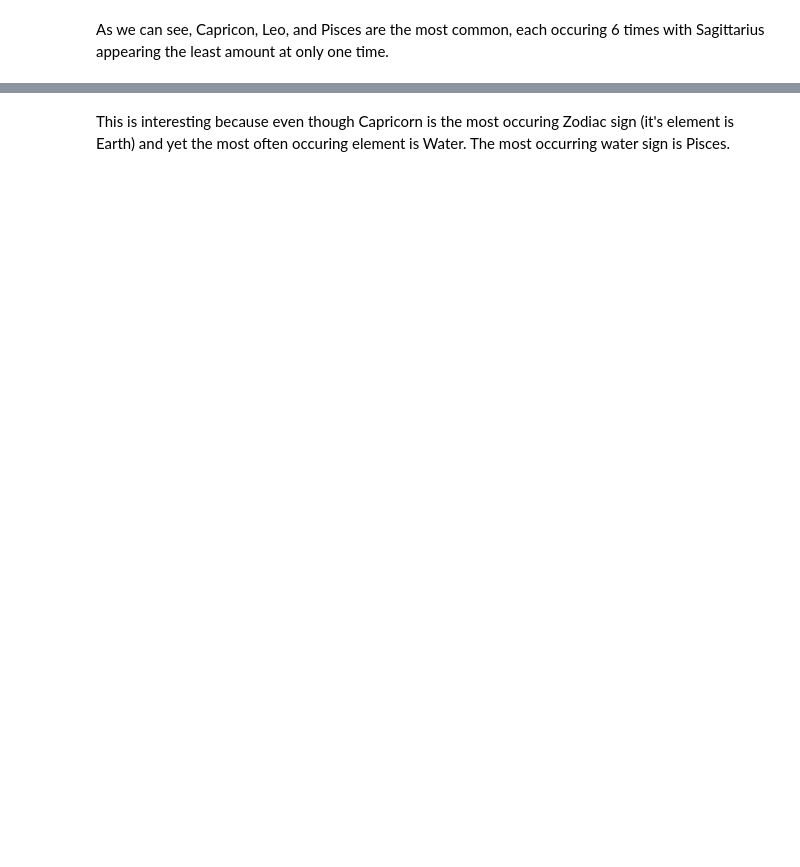
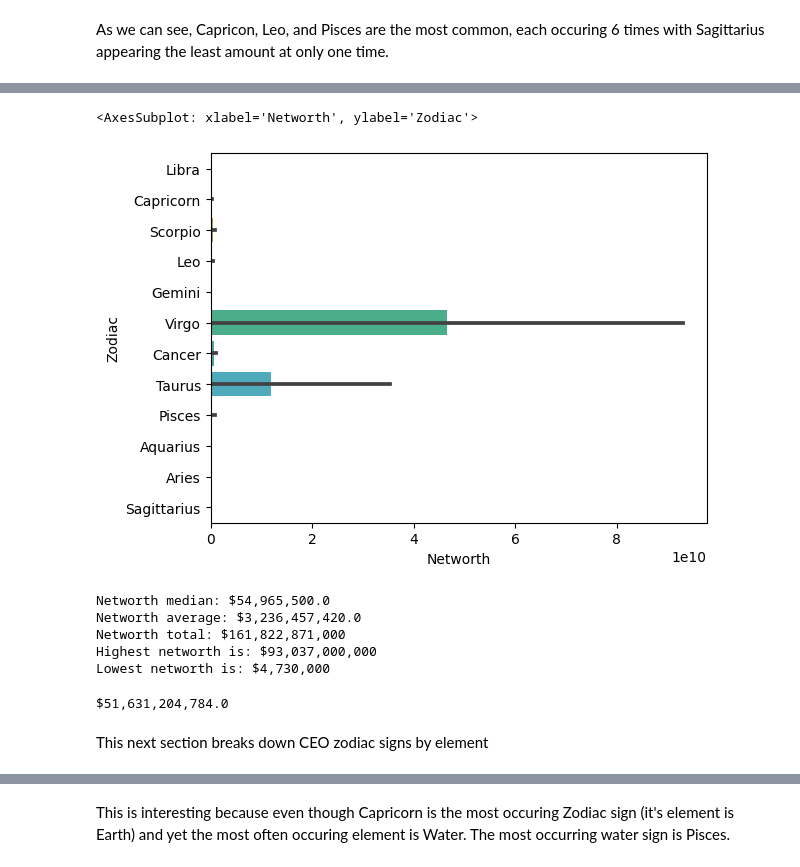
Before and after one commit to Jus1nM/Code-Louisville_Project, a Jupyter notebook: projects/Practice/Project/CL_Project.ipynb, the cells around one changed output, grey strips where cells are left out. Drawn from its saved outputs; the diff is of its cells as text; code cells hidden in the pictures; blank space fills up the shorter version.

```diff
--- a/projects/Practice/Project/CL_Project.ipynb
+++ b/projects/Practice/Project/CL_Project.ipynb
@@ -115,6 +275,9 @@ Pisces networth total: 1,860,051,000
 # %%
 #Bar chart of each Zodiac sign's networth
-sns.barplot(x=df['Zodiac'],y=df['Networth'])
+sns.barplot(x=df['Networth'],y=df['Zodiac'])
+# %% [output]
+<AxesSubplot: xlabel='Networth', ylabel='Zodiac'>
+[figure, added]
 # %%
 #finding mean, median, and total nethworth of all CEOs
 median_networth = df['Networth'].median()
@@ -128,6 +291,28 @@ print('Networth average: ${}' .format(avg_networth))
 total_networth = df['Networth'].sum()
 total_networth = "{:,}".format(total_networth)  #adds commas to int
 print('Networth total: ${}' .format(total_networth))
+
+max_networth = df['Networth'].max()
+max_networth = "{:,}".format(max_networth)
+print('Highest networth is: ${}' .format(max_networth))
+
+min_networth = df['Networth'].min()
+min_networth = "{:,}".format(min_networth)
+print('Lowest networth is: ${}' .format(min_networth))
+# %% [output]
+Networth median: $54,965,500.0
+Networth average: $3,236,457,420.0
+Networth total: $161,822,871,000
+Highest networth is: $93,037,000,000
+Lowest networth is: $4,730,000
+# %%
+true_avg = (54965500 + 3236457420 + 161822871000 + 93037000000 + 4730000) / 5
+true_avg = "${:,}".format(true_avg)
+print(true_avg)
+# %% [output]
+$51,631,204,784.0
+# %% [markdown]
+This next section breaks down CEO zodiac signs by element
 # %%
 #dataframes for each Element
 data_air = data[data['Element'] == "Air"]
```
Also changed, not shown: parts of 24 cells of this notebook.
